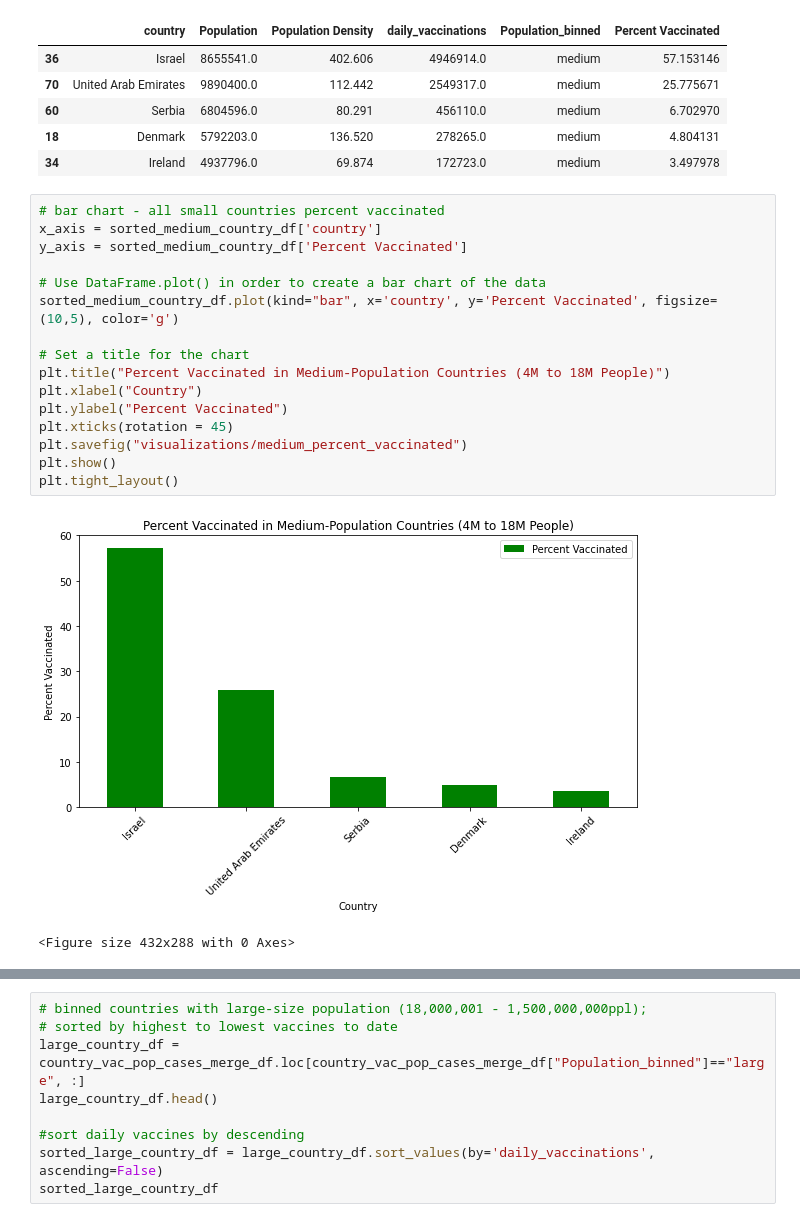
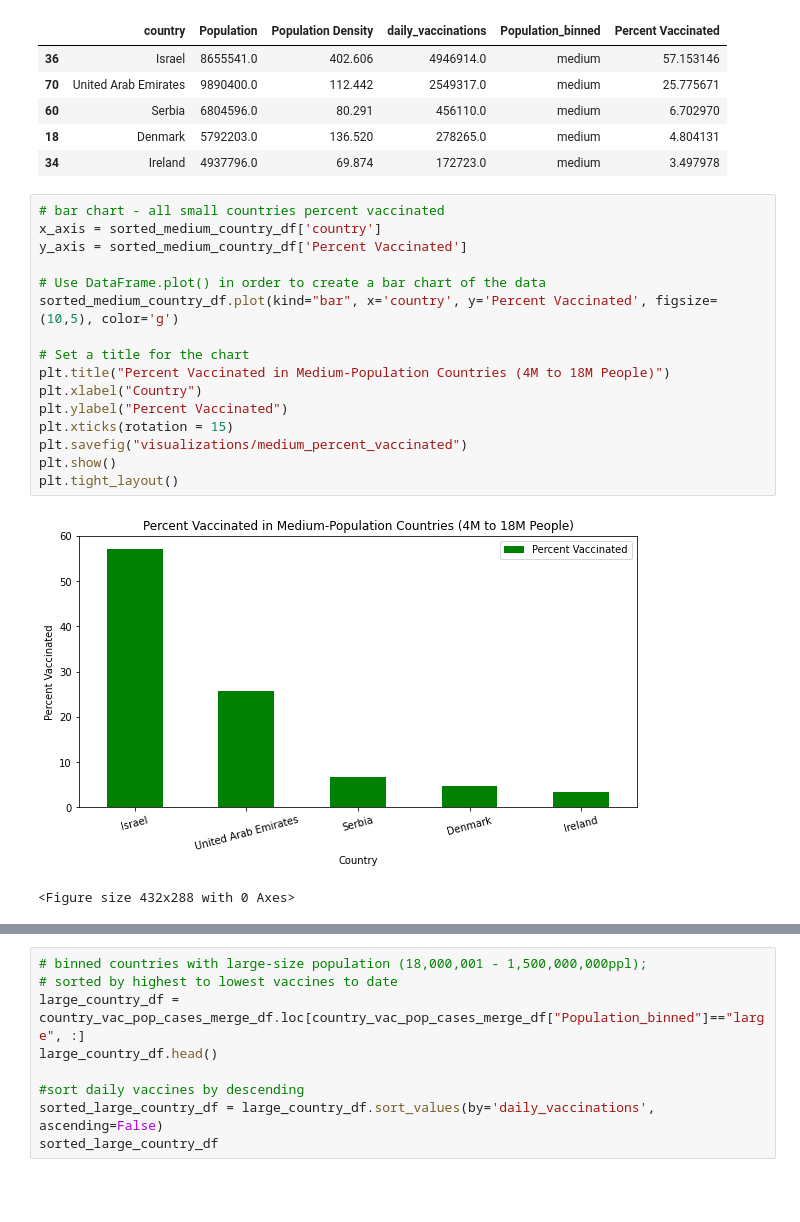
Before and after one commit to vrachupally/Corona-Vaccines, a Jupyter notebook: PythonProject/Tara-stay.ipynb, the cells around one changed output, grey strips where cells are left out. Saved outputs shown, nothing was run; the diff lists cells and outputs as text; blank space fills up the shorter version.

```diff
--- a/PythonProject/Tara-stay.ipynb
+++ b/PythonProject/Tara-stay.ipynb
@@ -326,21 +326,21 @@ sorted_medium_country_df
 # %%
 # bar chart - all small countries percent vaccinated
 x_axis = sorted_medium_country_df['country']
 y_axis = sorted_medium_country_df['Percent Vaccinated']
 
 # Use DataFrame.plot() in order to create a bar chart of the data
 sorted_medium_country_df.plot(kind="bar", x='country', y='Percent Vaccinated', figsize=(10,5), color='g')
 
 # Set a title for the chart
 plt.title("Percent Vaccinated in Medium-Population Countries (4M to 18M People)")
 plt.xlabel("Country")
 plt.ylabel("Percent Vaccinated")
-plt.xticks(rotation = 45)
+plt.xticks(rotation = 15)
 plt.savefig("visualizations/medium_percent_vaccinated")
 plt.show()
 plt.tight_layout()
 # %% [output]
-[figure, old version]
+[figure, new version]
 <Figure size 432x288 with 0 Axes>
 # %%
 # bar chart - medium countries sorted by population
```
Also changed, not shown: parts of 5 cells of this notebook, 6 other files.
